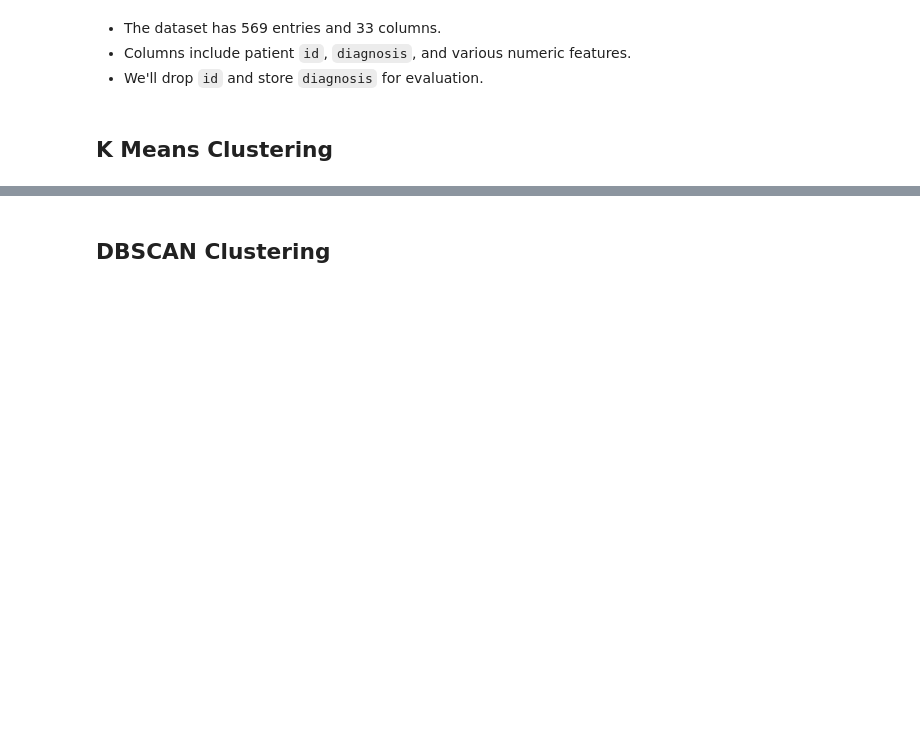
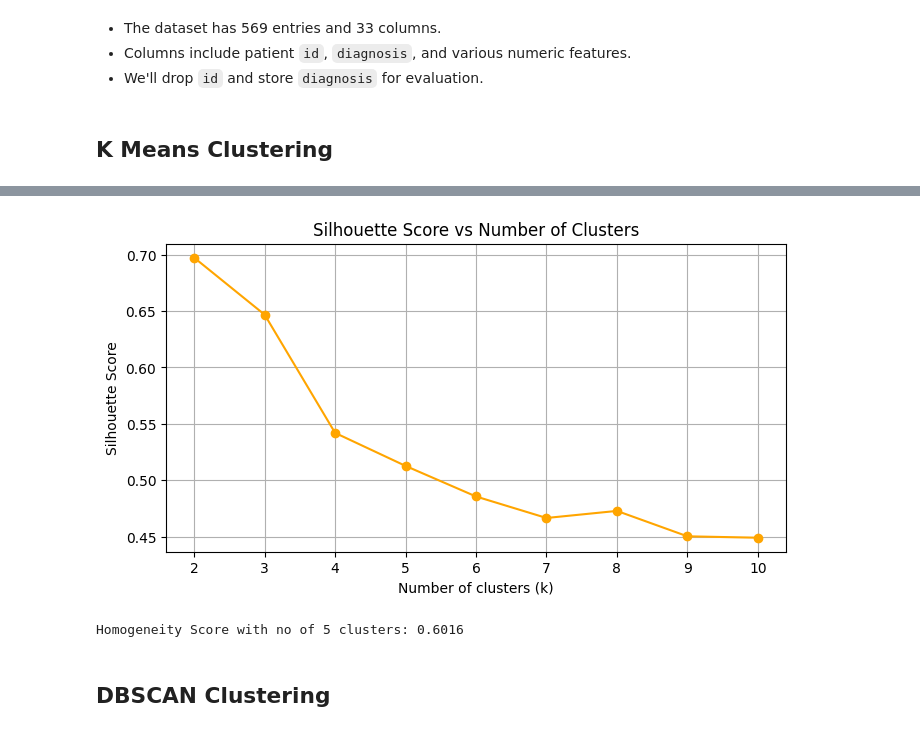
Before and after one commit to SharansCodeSpace/ML-Lab, a Jupyter notebook: Assignment09/23520011 Assignment09.ipynb, the cells around one changed output, grey strips where cells are left out. Cells and saved outputs as stored; diff of their text form; code cells hidden in the pictures; blank space fills up the shorter version.

```diff
--- a/Assignment09/23520011 Assignment09.ipynb
+++ b/Assignment09/23520011 Assignment09.ipynb
@@ -52,3 +73,30 @@ X_scaled = scaler.fit_transform(X)
+# %%
+silhouette_scores = []
+
+for i in Range:
+    kmeans = KMeans(n_clusters=i, random_state=42)
+    # one label per data point, indicating which cluster it's in.
+    labels = kmeans.fit_predict(X)
+    score = silhouette_score(X, labels)
+    silhouette_scores.append(score)
+
+# Plot Silhouette Scores
+plt.figure(figsize=(8, 4))
+plt.plot(Range, silhouette_scores, marker='o', color='orange')
+plt.title('Silhouette Score vs Number of Clusters')
+plt.xlabel('Number of clusters (k)')
+plt.ylabel('Silhouette Score')
+plt.grid(True)
+plt.show()
+# %% [output]
+[figure, added]
+# %%
+kmeans = KMeans(n_clusters=5, random_state=42)
+labels = kmeans.fit_predict(X)
+score = homogeneity_score(y, labels)
+print(f"Homogeneity Score with no of 5 clusters: {score:.4f}")
+# %% [output]
+Homogeneity Score with no of 5 clusters: 0.6016
 # %% [markdown]
 ## DBSCAN Clustering
 # %% [markdown]
```
Also changed, not shown: parts of 4 cells of this notebook, 3 other files.
